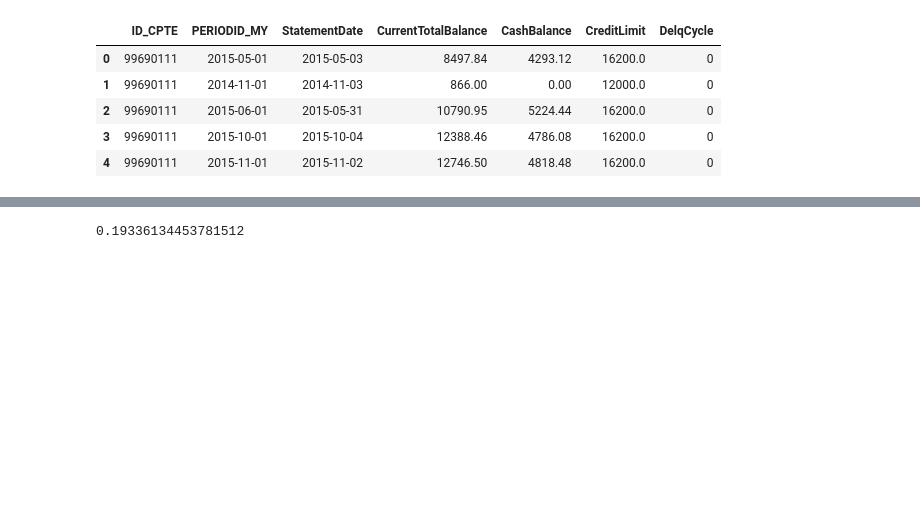
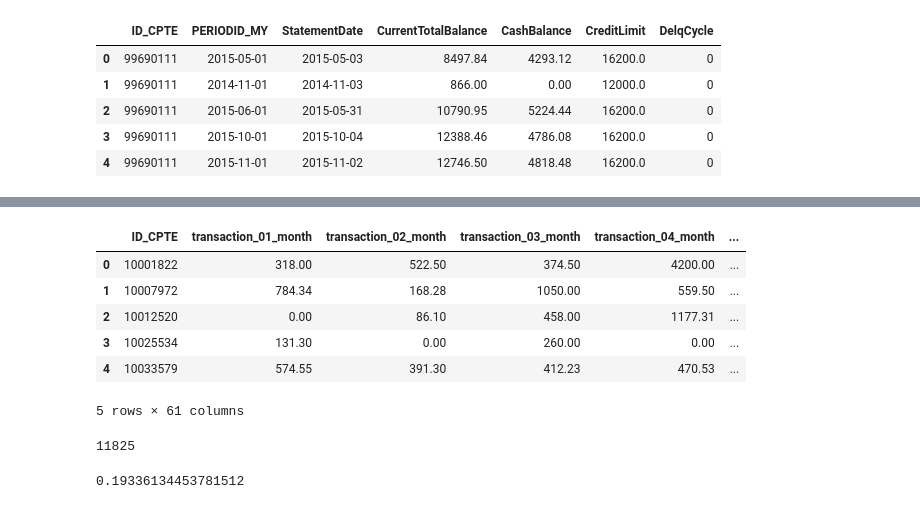
Before and after one commit to tonytontian/Data_Cup_Hello_Team, a Jupyter notebook: code/baseline.ipynb, the cells around one changed output, grey strips where cells are left out. Cells and saved outputs as stored; diff of their text form; code cells hidden in the pictures; blank space fills up the shorter version.

```diff
--- a/code/baseline.ipynb
+++ b/code/baseline.ipynb
@@ -159 +236,14 @@ billing_df[billing_df['ID_CPTE'] == 28710728].sort_values(['StatementDate'])
+# %%
+# DelqCycle
+delq_cycle = billing_df.pivot_table('DelqCycle', ['ID_CPTE'], 'PERIODID_MY')
+delq_cycle.columns = ['delq_cycle_' + str(i) for i in delq_cycle.columns + '_month']
+# %%
+total_balance = total_balance.reset_index()
+cash_balance = cash_balance.reset_index()
+credit_limit = credit_limit.reset_index()
+delq_cycle = delq_cycle.reset_index()
+# %%
+tmp = total_balance.merge(cash_balance, on='ID_CPTE')
+tmp = tmp.merge(credit_limit, on='ID_CPTE')
+tmp = tmp.merge(delq_cycle, on='ID_CPTE')
 # %%
@@ -168,3 +259,19 @@ performance_df.head()
+# %%
+tmp = payment_transaction.merge(tmp, on='ID_CPTE')
+# %%
+tmp.head()
+# %% [output]
+|  | ID_CPTE | transaction_01_month | transaction_02_month | transaction_03_month | transaction_04_month | ... |
+| 0 | 10001822 | 318.00 | 522.50 | 374.50 | 4200.00 | ... |
+| 1 | 10007972 | 784.34 | 168.28 | 1050.00 | 559.50 | ... |
+| 2 | 10012520 | 0.00 | 86.10 | 458.00 | 1177.31 | ... |
+| 3 | 10025534 | 131.30 | 0.00 | 260.00 | 0.00 | ... |
+| 4 | 10033579 | 574.55 | 391.30 | 412.23 | 470.53 | ... |
+5 rows × 61 columns
+# %%
+len(tmp)
+# %% [output]
+11825
 # %%
 len(performance_df[performance_df['Default'] == 1]) / len(performance_df)
 # %% [output]
```
Also changed, not shown: parts of 50 cells of this notebook.
